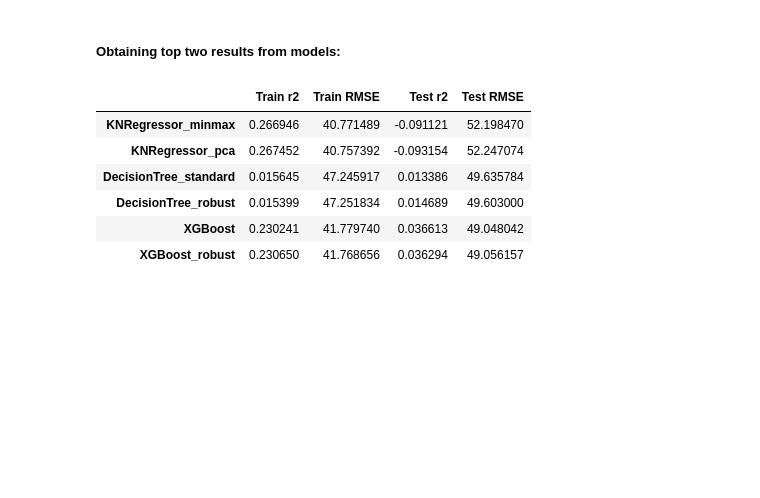
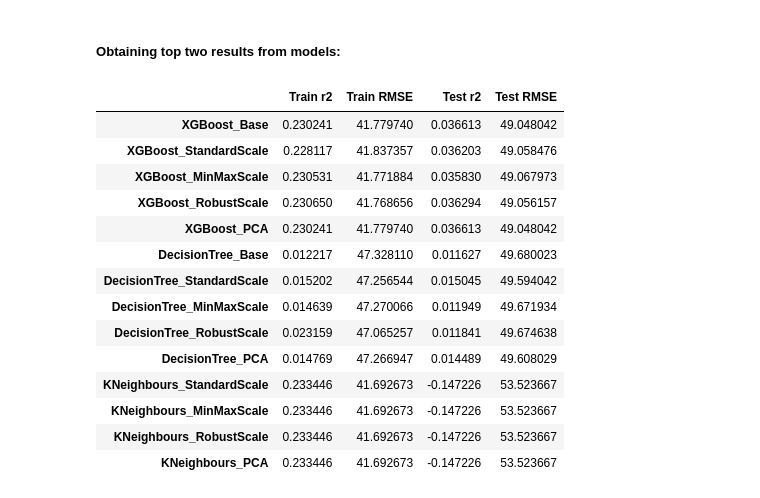
Before and after one commit to rileyjfournier/mid-term-project-I, a Jupyter notebook: James/ModelingWork.ipynb, the cells around one changed output. Cells and saved outputs as stored; diff of their text form; code cells hidden in the pictures; blank space fills up the shorter version.

```diff
--- a/James/ModelingWork.ipynb
+++ b/James/ModelingWork.ipynb
@@ -758,17 +467,25 @@ results_dict = {k: (v1, v2, v3, v4) for k, v1, v2, v3, v4 in zip(models, train_r
 # %%
 # creating df
-results = pd.DataFrame.from_dict(results_dict, orient='index',
+results_df = pd.DataFrame.from_dict(results, orient='index',
                        columns=['Train r2', 'Train RMSE', 'Test r2', 'Test RMSE'])
 
 # checking
-results
+results_df
 # %% [output]
 |  | Train r2 | Train RMSE | Test r2 | Test RMSE |
-| KNRegressor_minmax | 0.266946 | 40.771489 | -0.091121 | 52.198470 |
-| KNRegressor_pca | 0.267452 | 40.757392 | -0.093154 | 52.247074 |
-| DecisionTree_standard | 0.015645 | 47.245917 | 0.013386 | 49.635784 |
-| DecisionTree_robust | 0.015399 | 47.251834 | 0.014689 | 49.603000 |
-| XGBoost | 0.230241 | 41.779740 | 0.036613 | 49.048042 |
-| XGBoost_robust | 0.230650 | 41.768656 | 0.036294 | 49.056157 |
+| XGBoost_Base | 0.230241 | 41.779740 | 0.036613 | 49.048042 |
+| XGBoost_StandardScale | 0.228117 | 41.837357 | 0.036203 | 49.058476 |
+| XGBoost_MinMaxScale | 0.230531 | 41.771884 | 0.035830 | 49.067973 |
+| XGBoost_RobustScale | 0.230650 | 41.768656 | 0.036294 | 49.056157 |
+| XGBoost_PCA | 0.230241 | 41.779740 | 0.036613 | 49.048042 |
+| DecisionTree_Base | 0.012217 | 47.328110 | 0.011627 | 49.680023 |
+| DecisionTree_StandardScale | 0.015202 | 47.256544 | 0.015045 | 49.594042 |
+| DecisionTree_MinMaxScale | 0.014639 | 47.270066 | 0.011949 | 49.671934 |
+| DecisionTree_RobustScale | 0.023159 | 47.065257 | 0.011841 | 49.674638 |
+| DecisionTree_PCA | 0.014769 | 47.266947 | 0.014489 | 49.608029 |
+| KNeighbours_StandardScale | 0.233446 | 41.692673 | -0.147226 | 53.523667 |
+| KNeighbours_MinMaxScale | 0.233446 | 41.692673 | -0.147226 | 53.523667 |
+| KNeighbours_RobustScale | 0.233446 | 41.692673 | -0.147226 | 53.523667 |
+| KNeighbours_PCA | 0.233446 | 41.692673 | -0.147226 | 53.523667 |
 # %%
 # saving to csv
```
Also changed, not shown: parts of 31 cells of this notebook, 5 other files.
